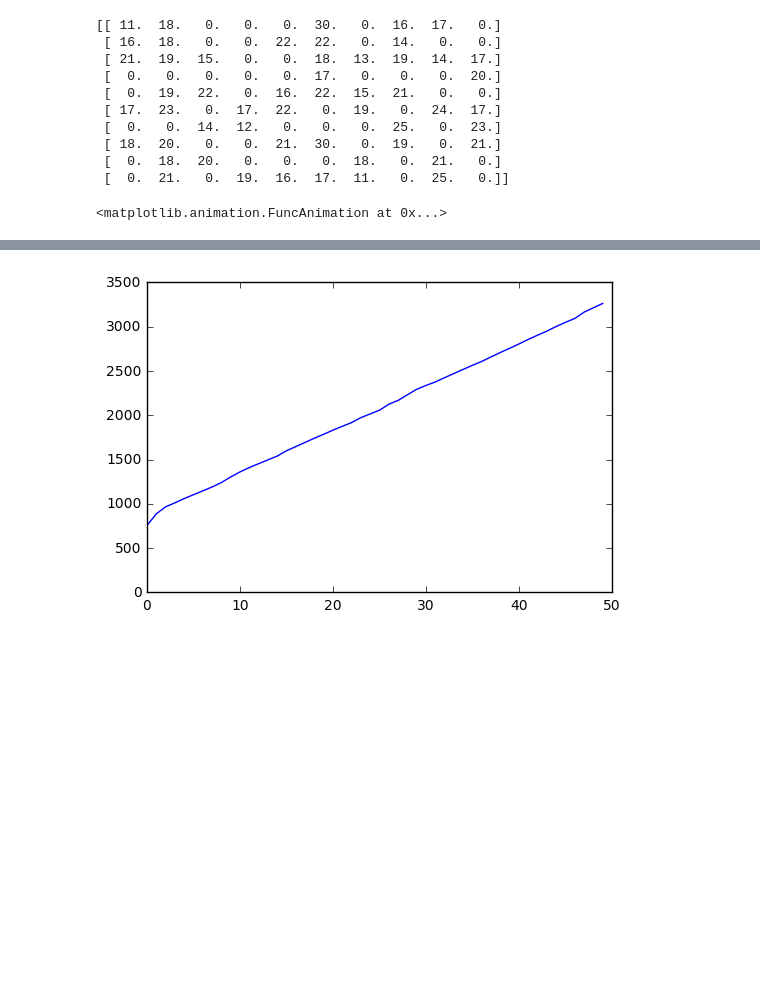
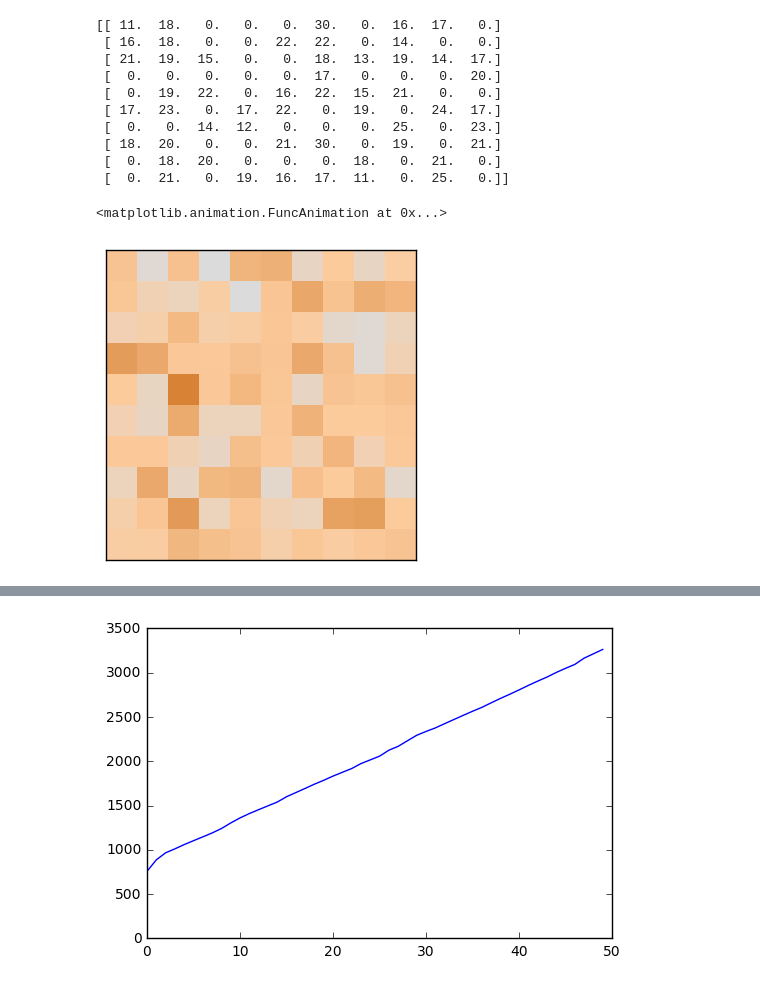
Before and after one commit to Margaretmcrawf/Gentrification, a Jupyter notebook: code/MargoExplore.ipynb, the cells around one changed output, grey strips where cells are left out. Drawn from its saved outputs; the diff is of its cells as text; code cells hidden in the pictures; blank space fills up the shorter version.

```diff
--- a/code/MargoExplore.ipynb
+++ b/code/MargoExplore.ipynb
@@ -53,10 +53,15 @@ print(city.array)
  [ 18.  20.   0.   0.  21.  30.   0.  19.   0.  21.]
  [  0.  18.  20.   0.   0.   0.  18.   0.  21.   0.]
  [  0.  21.   0.  19.  16.  17.  11.   0.  25.   0.]]
-# %%
- anim
-# %% [output]
-<matplotlib.animation.FuncAnimation at 0x...>
+# %%
+anim
+# %% [output]
+<matplotlib.animation.FuncAnimation at 0x...>
+# %%
+viewer = PopulationViewer(city)
+anim = viewer.animate()
+# %% [output]
+[figure, added]
 # %%
 #The smaller the city, the more agents get displaced, because creative density is higher.
 #the whole time.
```
Also changed, not shown: parts of 3 cells of this notebook, 6 other files.
